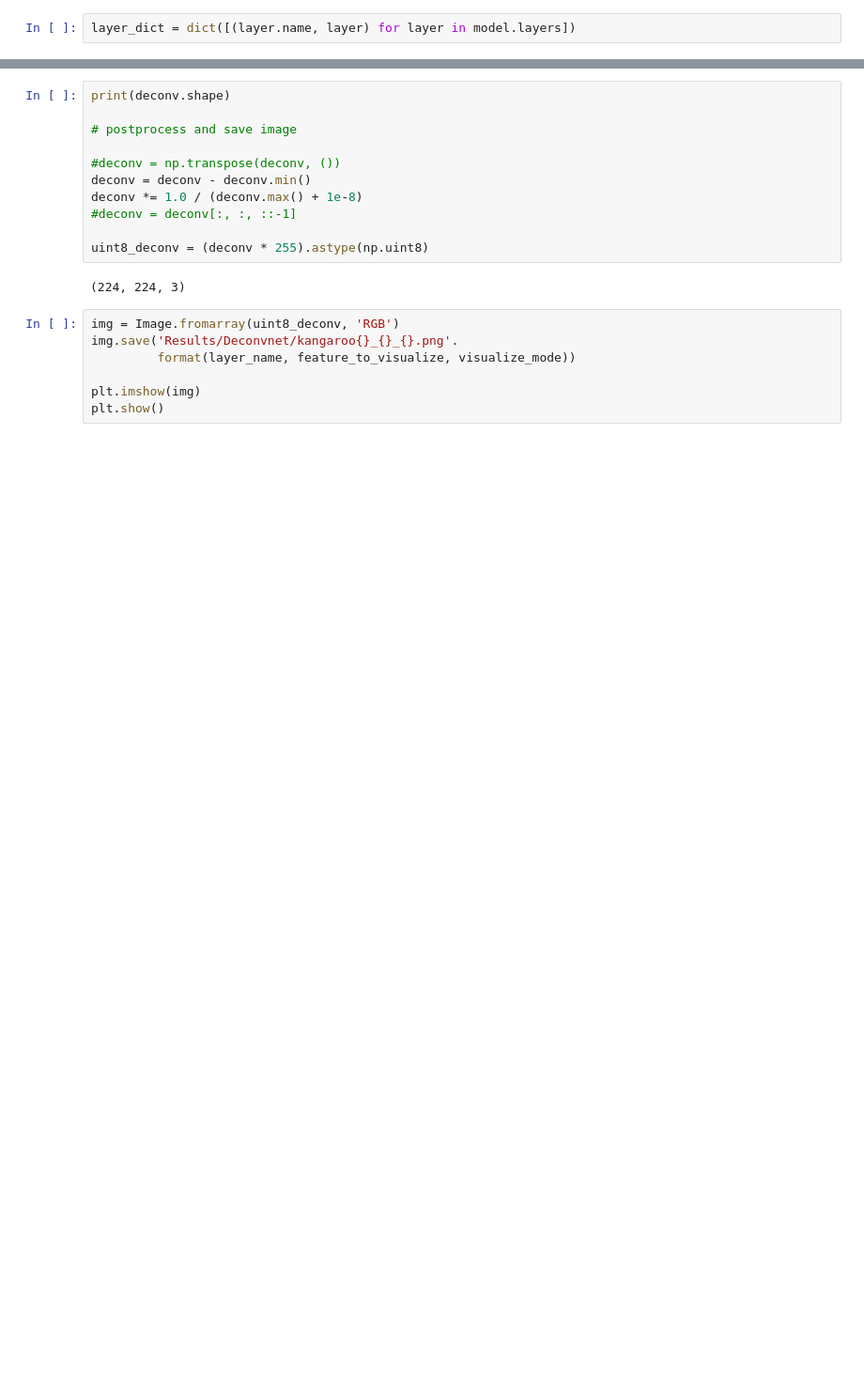
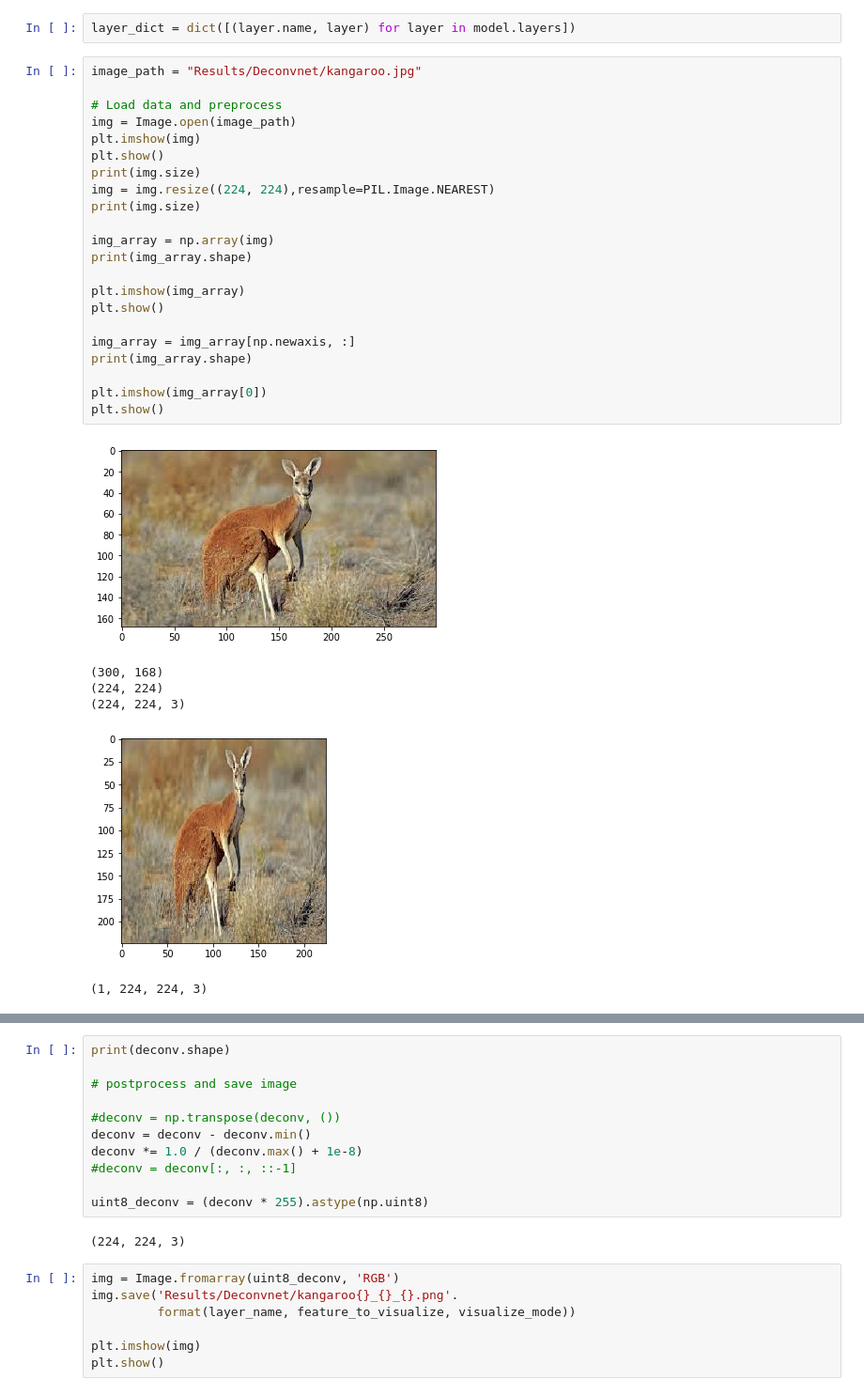
Before and after one commit to shxy0/Visund-CNN, a Jupyter notebook: feature.ipynb, the cells around one changed output, grey strips where cells are left out. Shown: that part at 94% size. Cells and saved outputs as stored; diff of their text form; blank space fills up the shorter version.

```diff
--- a/feature.ipynb
+++ b/feature.ipynb
@@ -466,3 +471,32 @@ Non-trainable params: 0
 _________________________________________________________________
 # %%
 layer_dict = dict([(layer.name, layer) for layer in model.layers])
+# %%
+image_path = "Results/Deconvnet/kangaroo.jpg"
+
+# Load data and preprocess
+img = Image.open(image_path)
+plt.imshow(img)
+plt.show()
+print(img.size)
+img = img.resize((224, 224),resample=PIL.Image.NEAREST)
+print(img.size)
+
+img_array = np.array(img)
+print(img_array.shape)
+
+plt.imshow(img_array)
+plt.show()
+
+img_array = img_array[np.newaxis, :]
+print(img_array.shape)
+
+plt.imshow(img_array[0])
+plt.show()
+# %% [output]
+[figure, added]
+(300, 168)
+(224, 224)
+(224, 224, 3)
+[figure, added]
+(1, 224, 224, 3)
```
Also changed, not shown: parts of 9 cells of this notebook, 3 other files.
